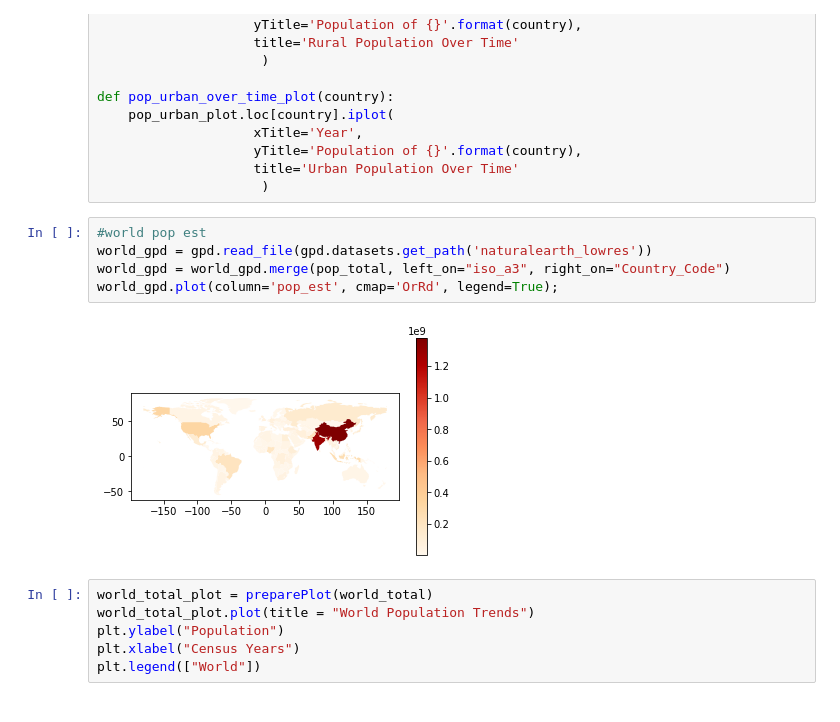
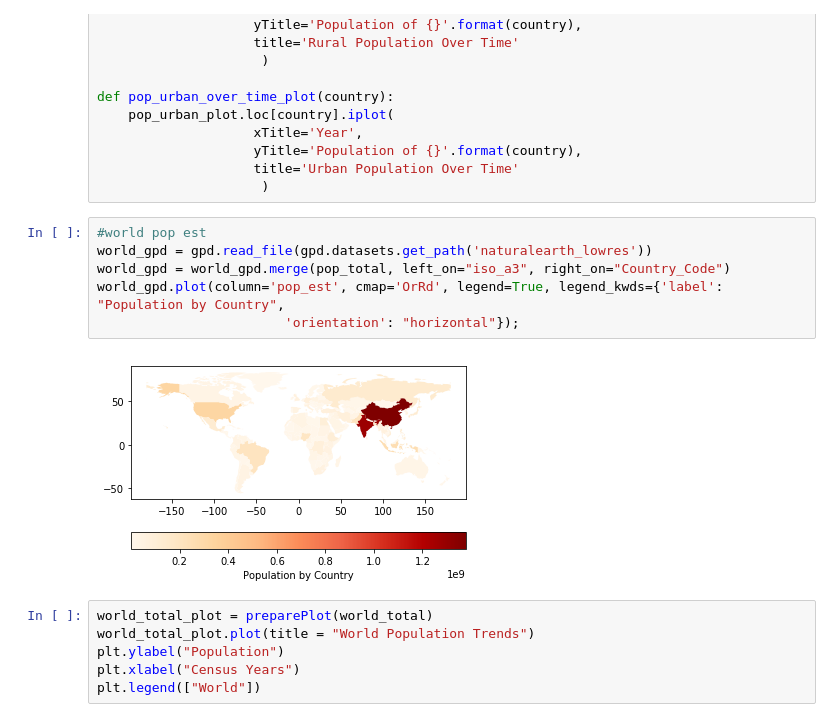
Before and after one commit to devkisdesai/CMPE255-Team-6-Project-Fall-2021-, a Jupyter notebook: EDA.ipynb, the cells around one changed output. Saved outputs shown, nothing was run; the diff lists cells and outputs as text.

Commit message:
labels for plots

```diff
--- a/EDA.ipynb
+++ b/EDA.ipynb
@@ -216,10 +216,11 @@ def pop_urban_over_time_plot(country):
 # %%
 #world pop est
 world_gpd = gpd.read_file(gpd.datasets.get_path('naturalearth_lowres'))
 world_gpd = world_gpd.merge(pop_total, left_on="iso_a3", right_on="Country_Code")
-world_gpd.plot(column='pop_est', cmap='OrRd', legend=True);
+world_gpd.plot(column='pop_est', cmap='OrRd', legend=True, legend_kwds={'label': "Population by Country",
+                        'orientation': "horizontal"});
 # %% [output]
-[figure, old version]
+[figure, new version]
 # %%
 world_total_plot = preparePlot(world_total)
 world_total_plot.plot(title = "World Population Trends")
```
Also changed, not shown: parts of 1 cell of this notebook.
